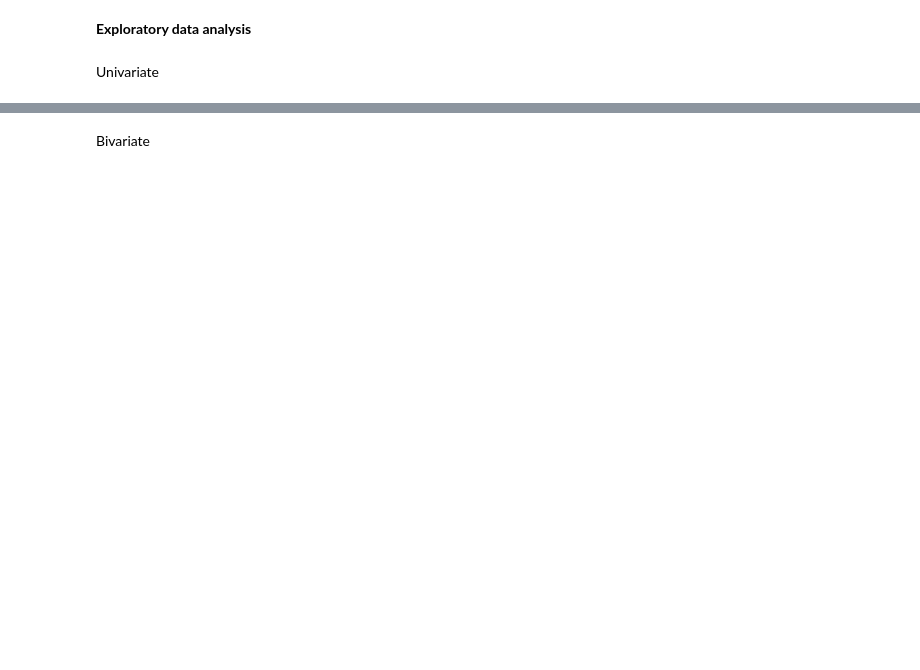
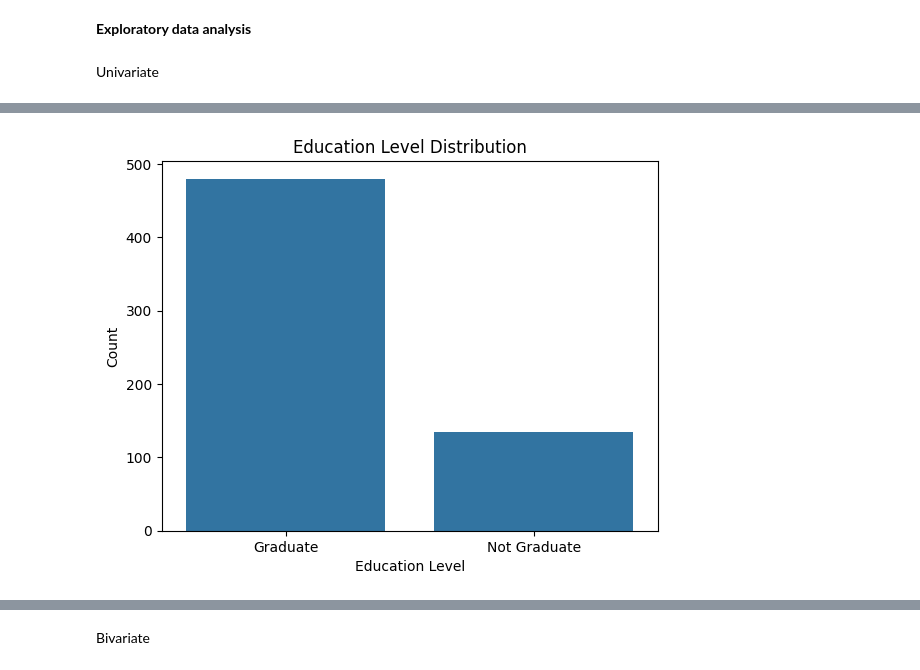
Before and after one commit to MckyleM/MLGGuidedProject, a Jupyter notebook: Step_by_step.ipynb, the cells around one changed output, grey strips where cells are left out. Saved outputs shown, nothing was run; the diff lists cells and outputs as text; code cells hidden in the pictures; blank space fills up the shorter version.

```diff
--- a/Step_by_step.ipynb
+++ b/Step_by_step.ipynb
@@ -154,13 +155,15 @@ plt.show()
 # %%
 
 # Creating a countplot to visualize the distribution of 'Education' in the DataFrame 'data'
-sns.countplot(x='Education', data=data)
+sns.countplot(x='Education', data=r_csv)
 # Adding title and labels to the plot
 plt.title("Education Level Distribution")
 plt.xlabel("Education Level")
 plt.ylabel("Count")
 # Displaying the plot
 plt.show()
+# %% [output]
+[figure, added]
 # %%
 # Setting the figure size
 plt.figure(figsize=(8, 6))
```
Also changed, not shown: parts of 26 cells of this notebook.
